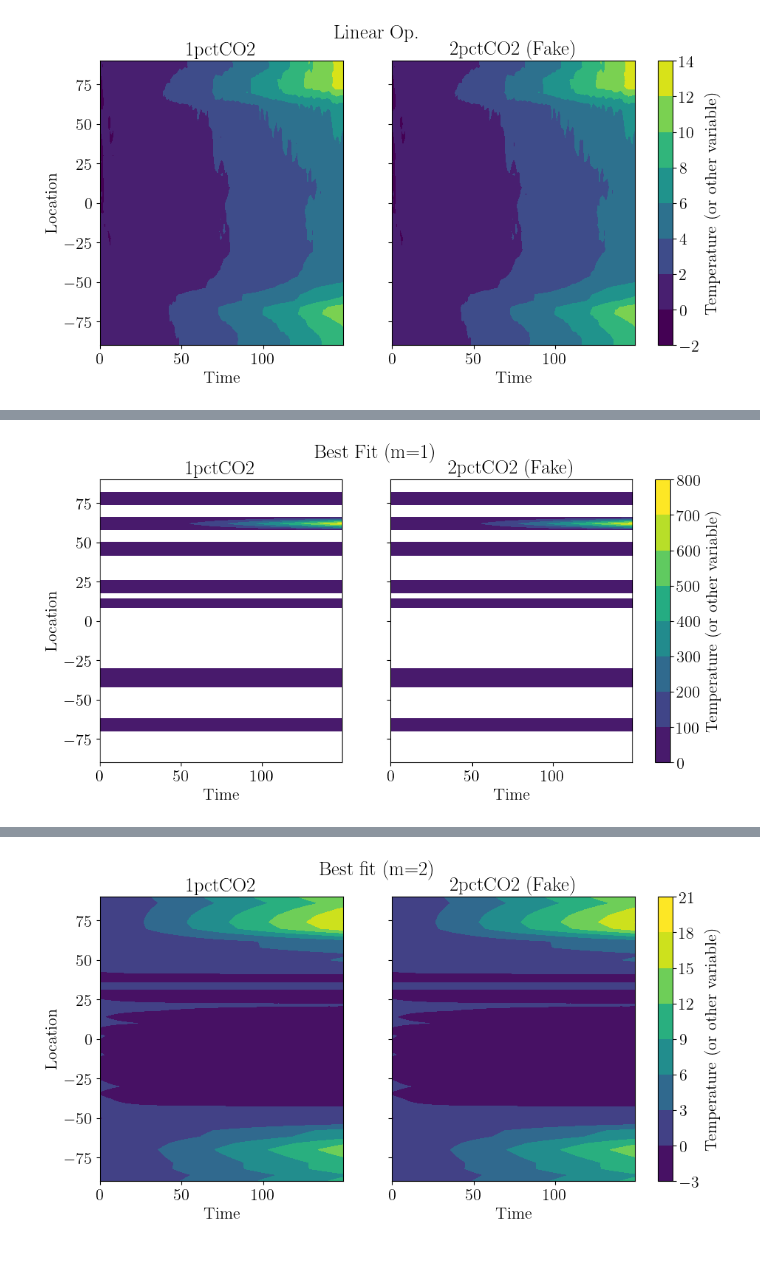
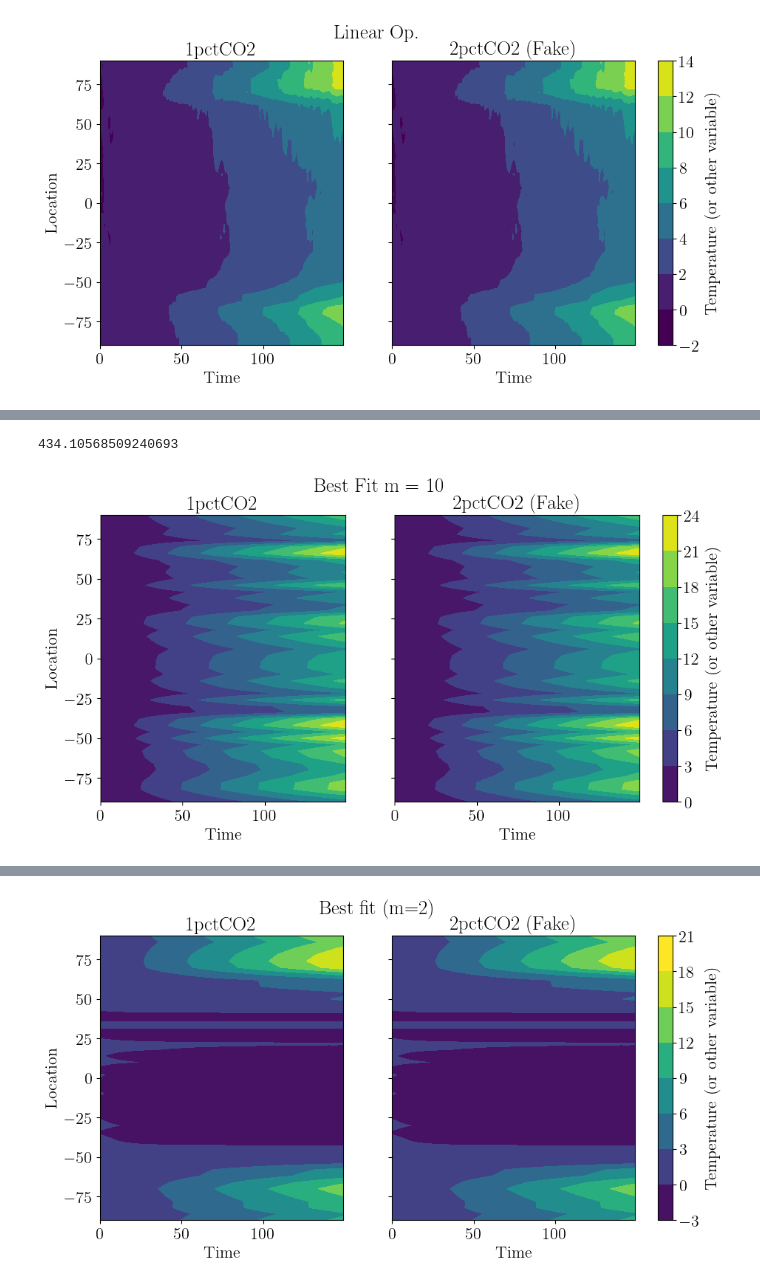
Before and after one commit to cbwomack/SCM_Emulators, a Jupyter notebook: exp4_MESM.ipynb, the cells around one changed output, grey strips where cells are left out. Drawn from its saved outputs; the diff is of its cells as text; code cells hidden in the pictures; blank space fills up the shorter version.

```diff
--- a/exp4_MESM.ipynb
+++ b/exp4_MESM.ipynb
@@ -73,3 +73,11 @@ forcing_ds = np.loadtxt(f'{forcing_path}/co2forasccitrop.1-150.2001.23', dtype=f
 # %%
 import utils_CMIP
 zonal_temp_annual_ds = utils_CMIP.monthly_to_annual(zonal_temp_ds, 'DT2M')
+# %%
+def zonal_to_global(ds):
+  weights = np.cos(np.deg2rad(ds.lat))
+  weights.name = "weights"
+  weighted = ds.weighted(weights)
+  weighted_mean = weighted.mean(['lat'])
+
+  return weighted_mean.as_numpy()
@@ -75,0 +88,10 @@ zonal_temp_annual_ds = utils_CMIP.monthly_to_annual(zonal_temp_ds, 'DT2M')
+# %%
+rzs = [f'{i}' for i in range(2001,2202)]
+st_dev = np.zeros(len(rzs))
+all_rzs = []
+for i, r in enumerate(rzs):
+  zonal_temp_ds = xr.open_mfdataset(f'{zonal_temp_path}/ZONAL.1%-CO2.{r}.nc')
+  zonal_temp_annual_ds = utils_CMIP.monthly_to_annual(zonal_temp_ds, 'DT2M')
+  all_rzs.append(zonal_to_global(zonal_temp_annual_ds).values)
+  avg = np.mean(all_rzs,axis=0)
+  st_dev[i] = np.std(avg)
@@ -112,6 +261,6 @@ utils_general.plot_2D(T_deconv_plot, t_mesh, x_mesh, experiments, 'Deconvolution
 # %%
 from scipy.optimize import minimize
-m, k = 1, len(T_zonal)
+m, k = 10, len(T_zonal)
 initial_v = np.random.rand(m * k)  # Flattened eigenvector
 initial_lam = np.random.rand(m)      # Eigenvalues
 initial_params = np.concatenate([initial_v, initial_lam])  # Combine into a single parameter vector
@@ -120,24 +269,25 @@ bounds = [(None, None)] * (m * k) + [(-1, 0)] * m
 gamma = np.ones(k)
 
 # Constraint 2: Non-negativity (G[i] >= 0)
-def nonnegativity_constraint(G):
-    return G  # Each element of G must be >= 0
+#def nonnegativity_constraint(G):
+#    return G  # Each element of G must be >= 0
 
 # Combine constraints
-constraints = [
-    {"type": "ineq", "fun": nonnegativity_constraint},  # Non-negativity
-]
+#constraints = [
+#    {"type": "ineq", "fun": nonnegativity_constraint},  # Non-negativity
+#]
 
 res = minimize(utils_general.opt_v_lam_2D,
                         initial_params,
                         args=(T_zonal, F, t, m, 1, gamma),
-                        constraints=constraints,
-                        method='SLSQP',
+                        method='L-BFGS-B',
                         bounds=bounds)
 G_fit = utils_general.apply_v_lam_2D(res.x, t, m, gamma, 1)
 # %%
 T_est_fit = (G_fit) @ F_toeplitz.T
 T_fit_plot = {'1pctCO2':T_est_fit,'2pctCO2 (Fake)':T_est_fit}
-utils_general.plot_2D(T_fit_plot, t_mesh, x_mesh, experiments, 'Best Fit (m=1)')
+print(np.linalg.norm(T_zonal - T_est_fit))
+utils_general.plot_2D(T_fit_plot, t_mesh, x_mesh, experiments, f'Best Fit m = {m}')
 # %% [output]
+434.10568509240693
-[figure, old version]
+[figure, new version]
```
Also changed, not shown: parts of 16 cells of this notebook, 23 other files.
